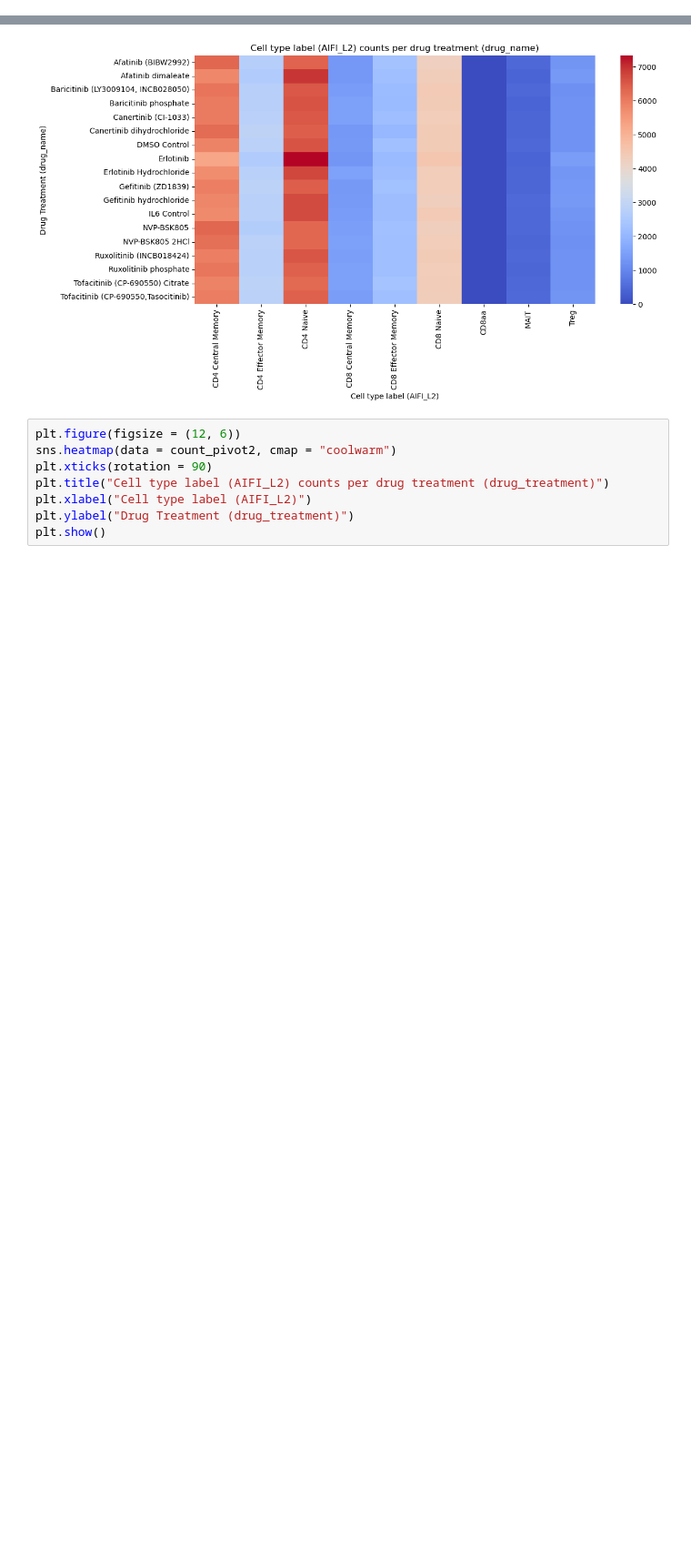
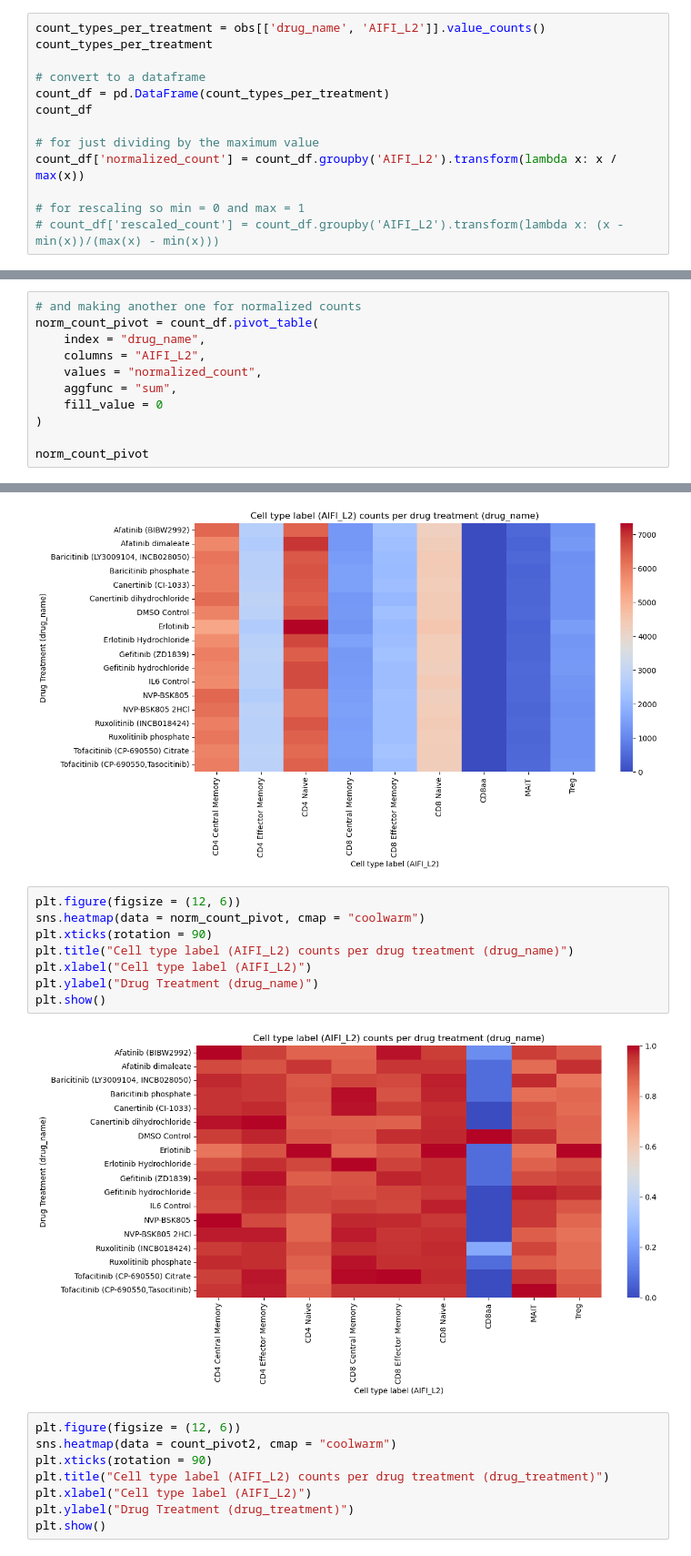
Before and after one commit to coreancutie/JAK-STAT, a Jupyter notebook: data_exploration_1.ipynb, the cells around one changed output, grey strips where cells are left out. Shown at 91% size. Drawn from its saved outputs; the diff is of its cells as text; blank space fills up the shorter version.

Commit message:
added normalization to heatmap

```diff
--- a/data_exploration_1.ipynb
+++ b/data_exploration_1.ipynb
@@ -201,6 +179,19 @@ count_types_per_treatment2
 # convert to a dataframe
 count_df2 = pd.DataFrame(count_types_per_treatment2)
 # count_df2
+# %%
+count_types_per_treatment = obs[['drug_name', 'AIFI_L2']].value_counts()
+count_types_per_treatment
+
+# convert to a dataframe
+count_df = pd.DataFrame(count_types_per_treatment)
+count_df
+
+# for just dividing by the maximum value
+count_df['normalized_count'] = count_df.groupby('AIFI_L2').transform(lambda x: x / max(x))
+
+# for rescaling so min = 0 and max = 1
+# count_df['rescaled_count'] = count_df.groupby('AIFI_L2').transform(lambda x: (x - min(x))/(max(x) - min(x)))
 # %% [markdown]
 ## Bar plot to see if any cell labels are underrepresented:
 # %%
@@ -273,3 +264,14 @@ count_pivot
 | Ruxolitinib phosphate | 6079 | 2771 | 6404 | 1501 | 2234 | ... |
 | Tofacitinib (CP-690550) Citrate | 5889 | 2845 | 6303 | 1515 | 2340 | ... |
 | Tofacitinib (CP-690550,Tasocitinib) | 5988 | 2833 | 6390 | 1449 | 2228 | ... |
+# %%
+# and making another one for normalized counts
+norm_count_pivot = count_df.pivot_table(
+    index = "drug_name",
+    columns = "AIFI_L2",
+    values = "normalized_count",
+    aggfunc = "sum",
+    fill_value = 0
+)
+
+norm_count_pivot
@@ -293,6 +314,16 @@ plt.ylabel("Drug Treatment (drug_name)")
 plt.show()
 # %% [output]
 [figure]
+# %%
+plt.figure(figsize = (12, 6))
+sns.heatmap(data = norm_count_pivot, cmap = "coolwarm")
+plt.xticks(rotation = 90)
+plt.title("Cell type label (AIFI_L2) counts per drug treatment (drug_name)")
+plt.xlabel("Cell type label (AIFI_L2)")
+plt.ylabel("Drug Treatment (drug_name)")
+plt.show()
+# %% [output]
+[figure, added]
 # %%
 plt.figure(figsize = (12, 6))
 sns.heatmap(data = count_pivot2, cmap = "coolwarm")
```
Also changed, not shown: parts of 9 cells of this notebook, 1 other file.
